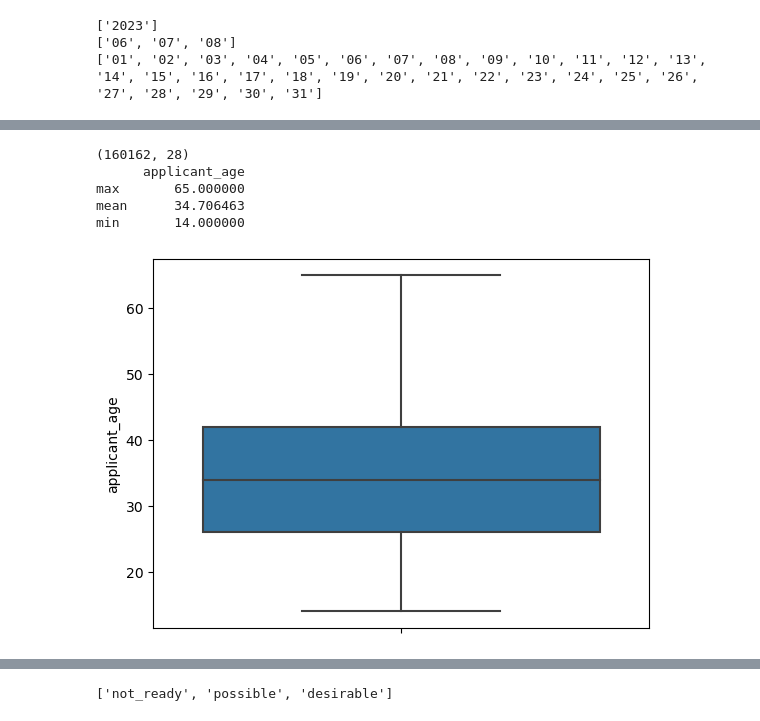
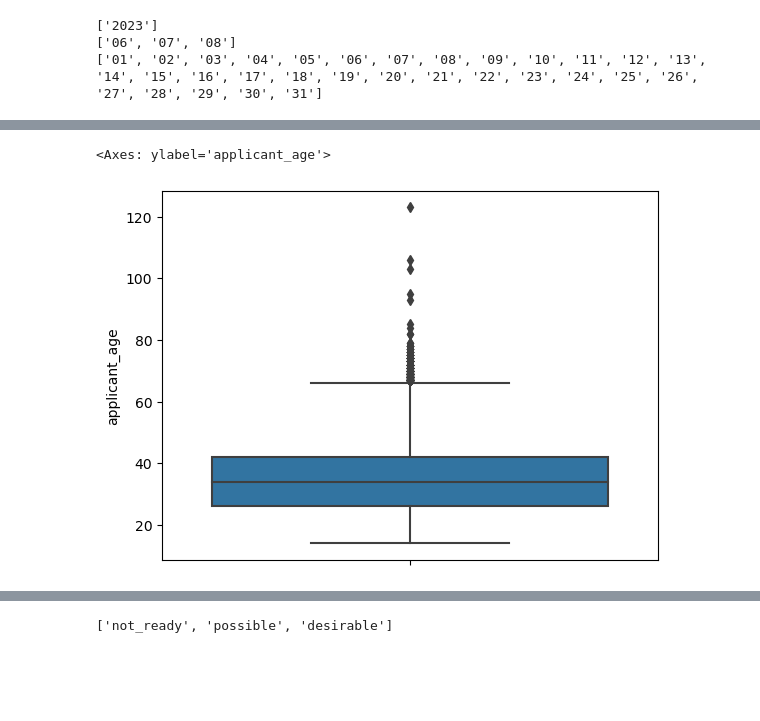
Before and after one commit to listens-to-spotify/-DA-NO-, a Jupyter notebook: preprocessing.ipynb, the cells around one changed output, grey strips where cells are left out. Drawn from its saved outputs; the diff is of its cells as text; code cells hidden in the pictures; blank space fills up the shorter version.

```diff
--- a/preprocessing.ipynb
+++ b/preprocessing.ipynb
@@ -187,7 +188,7 @@ df['study_months'] = df['education_level'].map(education_dict)
 # %%
 df = df.rename(columns={'work_schedule.1': 'work_schedule_required'})
 # %%
-df['gender'] = df['gender'].map({'male': 0, 'female': 1})
+# df['gender'] = df['gender'].map({'male': 0, 'female': 1})
 # %% [markdown]
 ## Выбросы
 # %%
@@ -225,26 +214,6 @@ unique_resumes[(unique_resumes.applicant_age >= 20)
 # %%
-print(unique_resumes.shape)
-iqr = unique_resumes.applicant_age.quantile(0.75) - unique_resumes.applicant_age.quantile(0.25)
-unique_resumes[
-    (unique_resumes.applicant_age < unique_resumes.applicant_age.quantile(0.75) + 1.5 * iqr)
-    & (unique_resumes.applicant_age > unique_resumes.applicant_age.quantile(0.25) - 1.5 * iqr)
-]
-sns.boxplot(unique_resumes[
-    (unique_resumes.applicant_age < unique_resumes.applicant_age.quantile(0.75) + 1.5 * iqr)
-    & (unique_resumes.applicant_age > unique_resumes.applicant_age.quantile(0.25) - 1.5 * iqr)
-], y='applicant_age')
-print(unique_resumes[
-    (unique_resumes.applicant_age < unique_resumes.applicant_age.quantile(0.75) + 1.5 * iqr)
-    & (unique_resumes.applicant_age > unique_resumes.applicant_age.quantile(0.25) - 1.5 * iqr)
-].agg({'applicant_age': ['max', 'mean', 'min']}))
-#           applicant_age
-# max       65.000000
-# mean      34.706463
-# min       14.000000
+unique_resumes = df.drop_duplicates(subset=['resume_id'])
+sns.boxplot(unique_resumes, y='applicant_age')
 # %% [output]
-(160162, 28)
-      applicant_age
-max       65.000000
-mean      34.706463
-min       14.000000
+<Axes: ylabel='applicant_age'>
-[figure, old version]
+[figure, new version]
```
Also changed, not shown: parts of 22 cells of this notebook.
